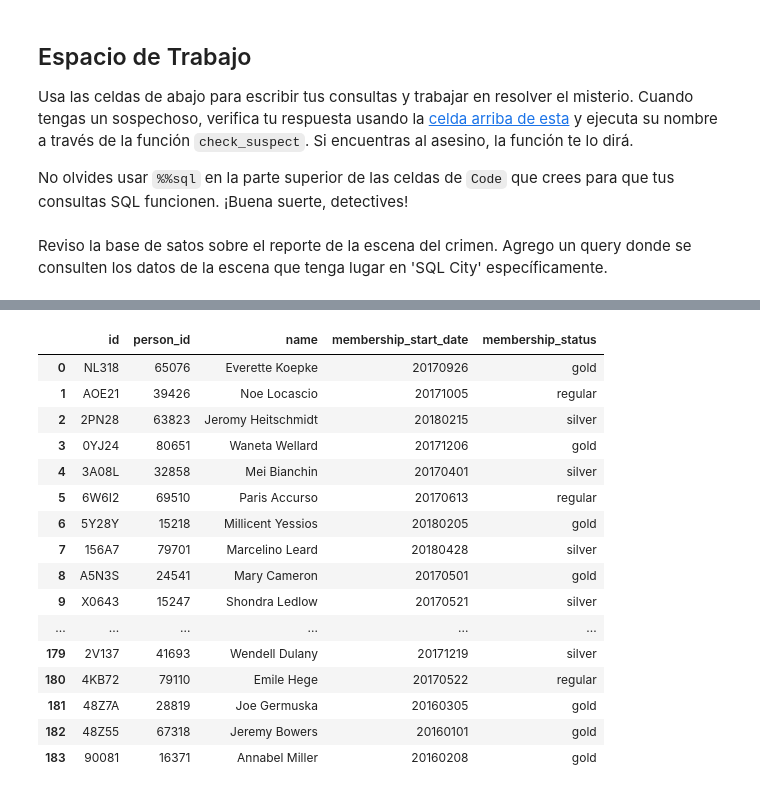
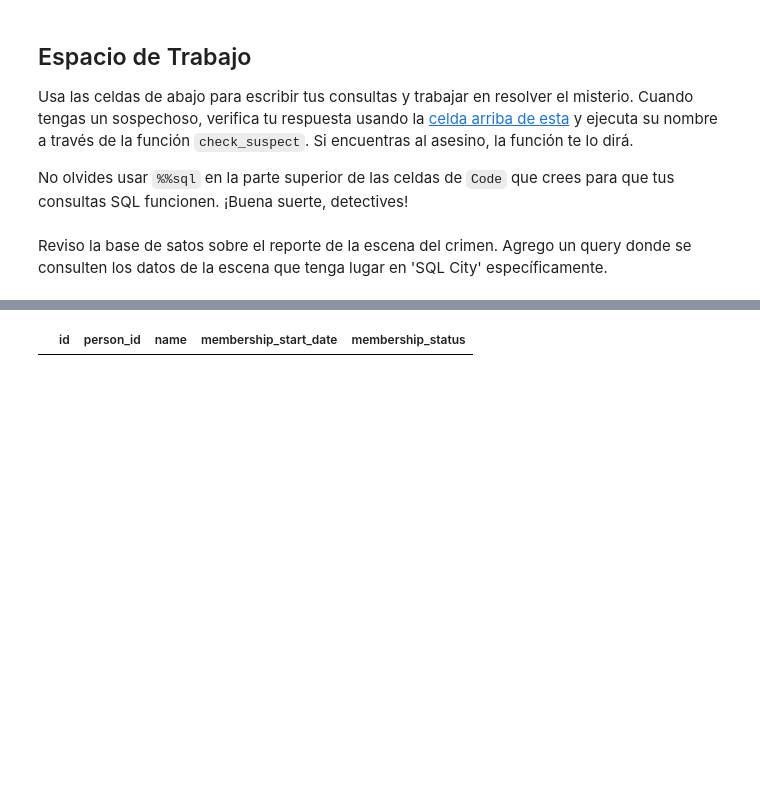
Before and after one commit to DanielaPosadas/SQL-Mystery, a Jupyter notebook: Sql-Murder-Mystery/SQL_Murder_Mystery.ipynb, the cells around one changed output, grey strips where cells are left out. Drawn from its saved outputs; the diff is of its cells as text; code cells hidden in the pictures; blank space fills up the shorter version.

```diff
--- a/Sql-Murder-Mystery/SQL_Murder_Mystery.ipynb
+++ b/Sql-Murder-Mystery/SQL_Murder_Mystery.ipynb
@@ -221,25 +209,10 @@ WHERE check_in_date LIKE '2018%'
 # %%
 %%sql
 SELECT *
 FROM get_fit_now_member
+WHERE person_id = 41065
 # %% [output]
 |  | id | person_id | name | membership_start_date | membership_status |
-| 0 | NL318 | 65076 | Everette Koepke | 20170926 | gold |
-| 1 | AOE21 | 39426 | Noe Locascio | 20171005 | regular |
-| 2 | 2PN28 | 63823 | Jeromy Heitschmidt | 20180215 | silver |
-| 3 | 0YJ24 | 80651 | Waneta Wellard | 20171206 | gold |
-| 4 | 3A08L | 32858 | Mei Bianchin | 20170401 | silver |
-| 5 | 6W6I2 | 69510 | Paris Accurso | 20170613 | regular |
-| 6 | 5Y28Y | 15218 | Millicent Yessios | 20180205 | gold |
-| 7 | 156A7 | 79701 | Marcelino Leard | 20180428 | silver |
-| 8 | A5N3S | 24541 | Mary Cameron | 20170501 | gold |
-| 9 | X0643 | 15247 | Shondra Ledlow | 20170521 | silver |
-| ... | ... | ... | ... | ... | ... |
-| 179 | 2V137 | 41693 | Wendell Dulany | 20171219 | silver |
-| 180 | 4KB72 | 79110 | Emile Hege | 20170522 | regular |
-| 181 | 48Z7A | 28819 | Joe Germuska | 20160305 | gold |
-| 182 | 48Z55 | 67318 | Jeremy Bowers | 20160101 | gold |
-| 183 | 90081 | 16371 | Annabel Miller | 20160208 | gold |
 # %%
 %%sql
 SELECT *
```
Also changed, not shown: parts of 8 cells of this notebook.
